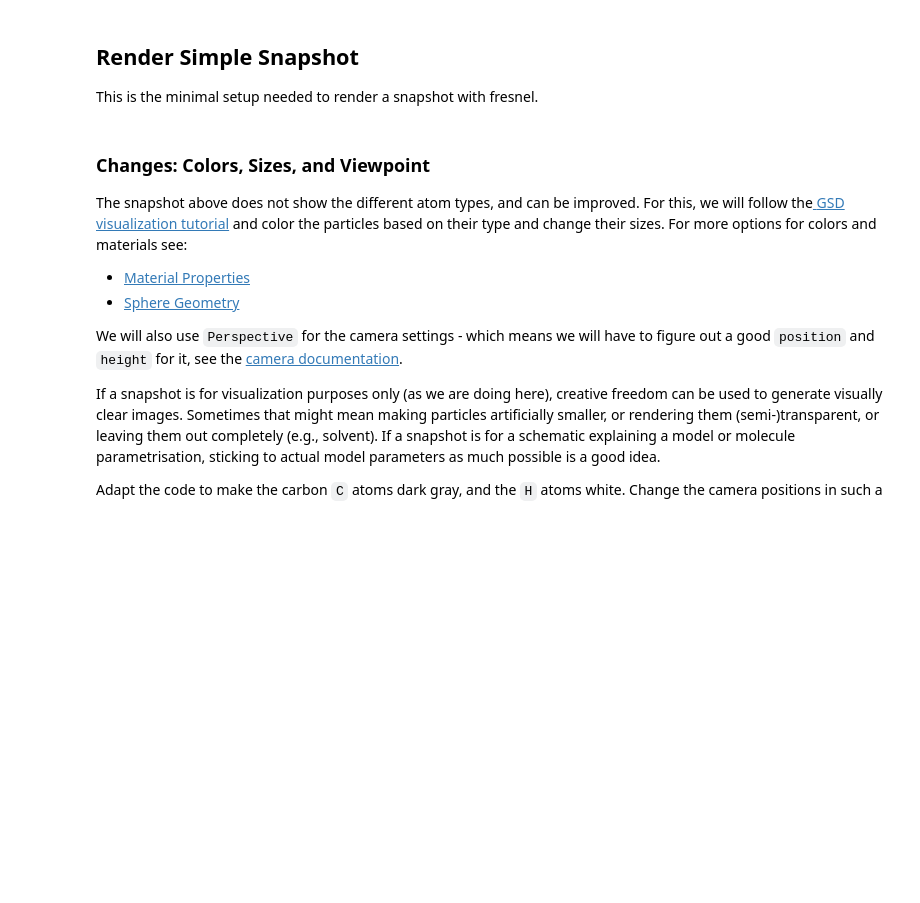
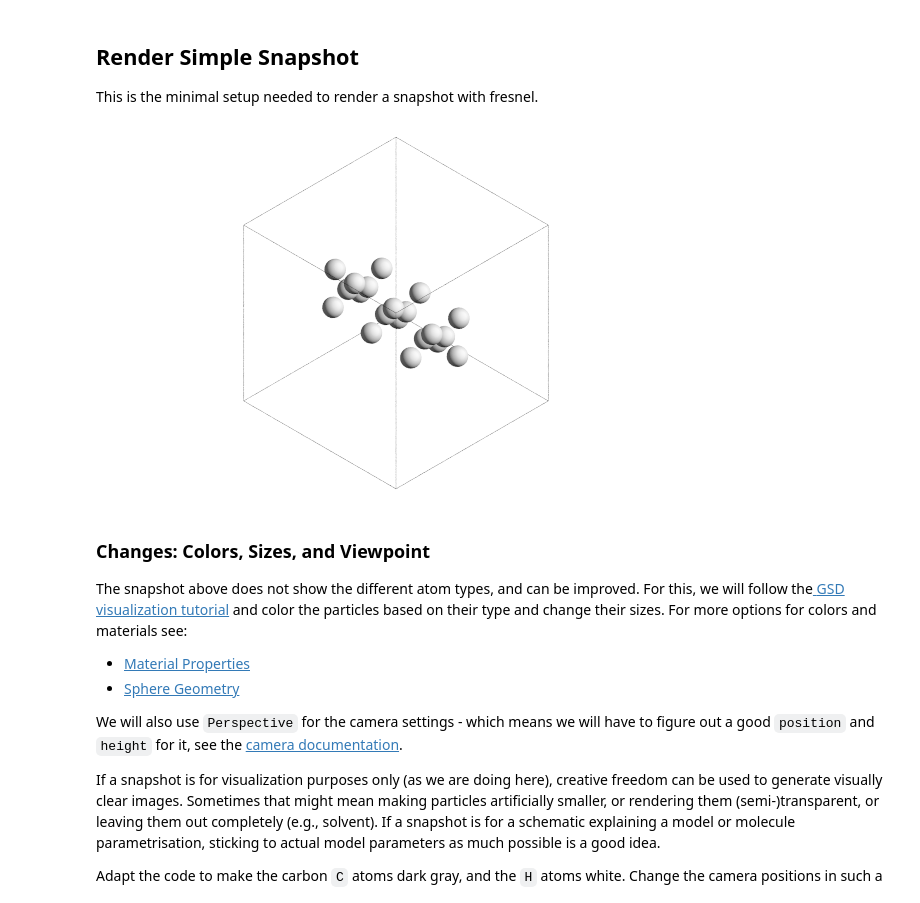
Before and after one commit to abigailmoody/11th_workshop_mesoscale_modeling, a Jupyter notebook: Monday/04-visualization/04-visualization-template.ipynb, the cells around one changed output. Saved outputs shown, nothing was run; the diff lists cells and outputs as text; code cells hidden in the pictures; blank space fills up the shorter version.

```diff
--- a/Monday/04-visualization/04-visualization-template.ipynb
+++ b/Monday/04-visualization/04-visualization-template.ipynb
@@ -39,7 +27,7 @@ import numpy
 # %% [markdown]
 Let's define a simple molecule by the positions of the atoms and their bonds. Here, we are defining the positions and bonds manually, whereas for larger simulations this is usually generated via simple algorithms/code or by external programs. Commonly, this information will be stored in either [gsd](https://gsd.readthedocs.io) files, the format hoomd-blue uses for managing trajectories, or in txt, json files.
 # %%
-atomistic_positions = numpy.array([
+atomistic_positions = np.array([
     [3.1709,    0.2369,   -0.0001],
     [ 1.8649,   -0.5413,   -0.0114],
     [ 0.6558,    0.3935,    0.0001],
@@ -62,7 +50,7 @@ atomistic_positions = numpy.array([
     [-4.0221,    0.4505,   -0.0263]
 ])
 
-atomistic_bonds = numpy.array([
+atomistic_bonds = np.array([
     [0,1],
     [1,2],
     [2,3],
@@ -91,16 +79,16 @@ Assign the positions and bonds to the right arrays in the frame:
 
 atomistic_frame = gsd.hoomd.Frame()
 
-atomistic_frame.particles.N = ...
-atomistic_frame.particles.position = ...
+atomistic_frame.particles.N = len(atomistic_positions)
+atomistic_frame.particles.position = atomistic_positions
 # define types - we can give them any name (str), but it makes sense to use their atom type here.
 atomistic_frame.particles.types = ['C', 'H']
-atomistic_frame.particles.typeid = numpy.ones(atomistic_frame.particles.N)
+atomistic_frame.particles.typeid = np.ones(atomistic_frame.particles.N)
 # assign the first 6 particles to be typeid 0='C'
 atomistic_frame.particles.typeid[0:6]=0
 
-atomistic_frame.bonds.N = ...
-atomistic_frame.bonds.group = ...
+atomistic_frame.bonds.N = len(atomistic_bonds)
+atomistic_frame.bonds.group = atomistic_bonds
 
 atomistic_frame.configuration.box = [10, 10, 10, 0, 0, 0]
 # %% [markdown]
@@ -109,20 +97,24 @@ This is the minimal setup needed to render a snapshot with fresnel.
 # %%
 import fresnel
 
 #set up the scene
 scene = fresnel.Scene()
+scene.background_color = (1,1,1)
+scene.background_alpha = 1
 
 # Spheres for every particle in the system
 geometry = fresnel.geometry.Sphere(scene, N=atomistic_frame.particles.N)
 # assign each sphere positions from frame
 geometry.position[:] = atomistic_frame.particles.position
 
 # create box in fresnel
 box =fresnel.geometry.Box(scene, atomistic_frame.configuration.box,box_radius=0.01)
 # make camera
 scene.camera = fresnel.camera.Orthographic.fit(scene)
 # quick render
 fresnel.preview(scene)
+# %% [output]
+[figure, added]
 # %% [markdown]
 ### Changes: Colors, Sizes, and Viewpoint
 
```
Also changed, not shown: parts of 10 cells of this notebook, 18 other files.
